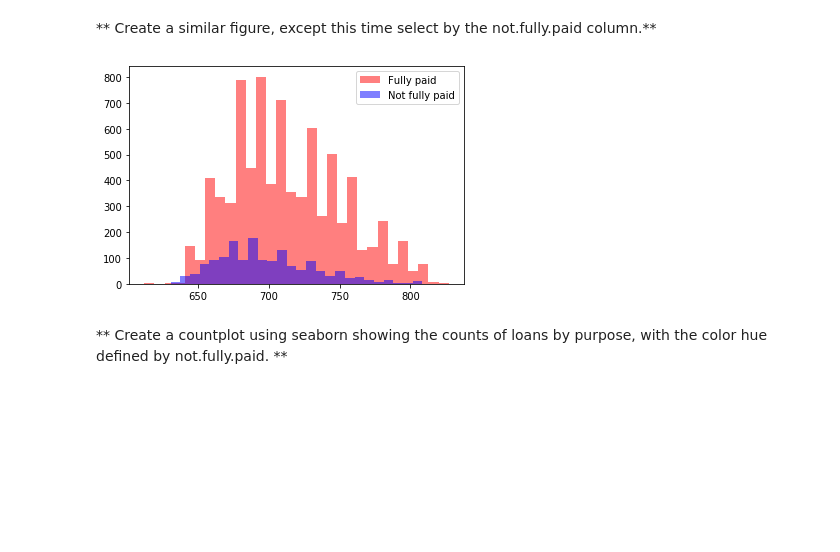
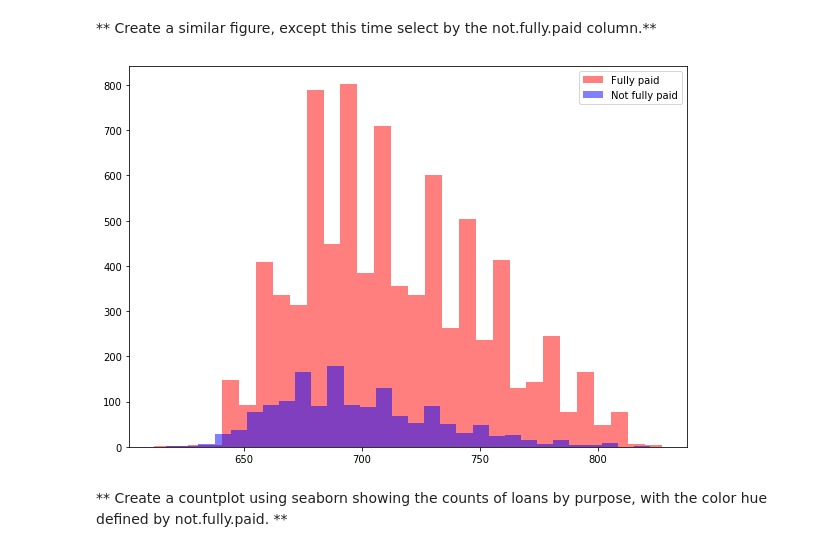
Before and after one commit to samundrud/Udemy-Python-Data-Science-and-ML, a Jupyter notebook: 15-Decision-Trees-and-Random-Forests/02-Decision Trees and Random Forest Project-Sarah.ipynb, the cells around one changed output. Cells and saved outputs as stored; diff of their text form; code cells hidden in the pictures; blank space fills up the shorter version.

```diff
--- a/15-Decision-Trees-and-Random-Forests/02-Decision Trees and Random Forest Project-Sarah.ipynb
+++ b/15-Decision-Trees-and-Random-Forests/02-Decision Trees and Random Forest Project-Sarah.ipynb
@@ -113,14 +105,15 @@ plt.show()
 # %% [markdown]
 ** Create a similar figure, except this time select by the not.fully.paid column.**
 # %%
+plt.figure(figsize=(10,7))
 plt.hist(loans[loans['not.fully.paid']==0]['fico'],
          color = 'red', alpha=0.5, label='Fully paid', bins=30)
 plt.hist(loans[loans['not.fully.paid']==1]['fico'],
          color = 'blue', alpha=0.5, label='Not fully paid', bins=30)
 plt.legend()
 plt.show()
 # %% [output]
-[figure, old version]
+[figure, new version]
 # %% [markdown]
 ** Create a countplot using seaborn showing the counts of loans by purpose, with the color hue defined by not.fully.paid. **
 # %%
```
Also changed, not shown: parts of 30 cells of this notebook.
